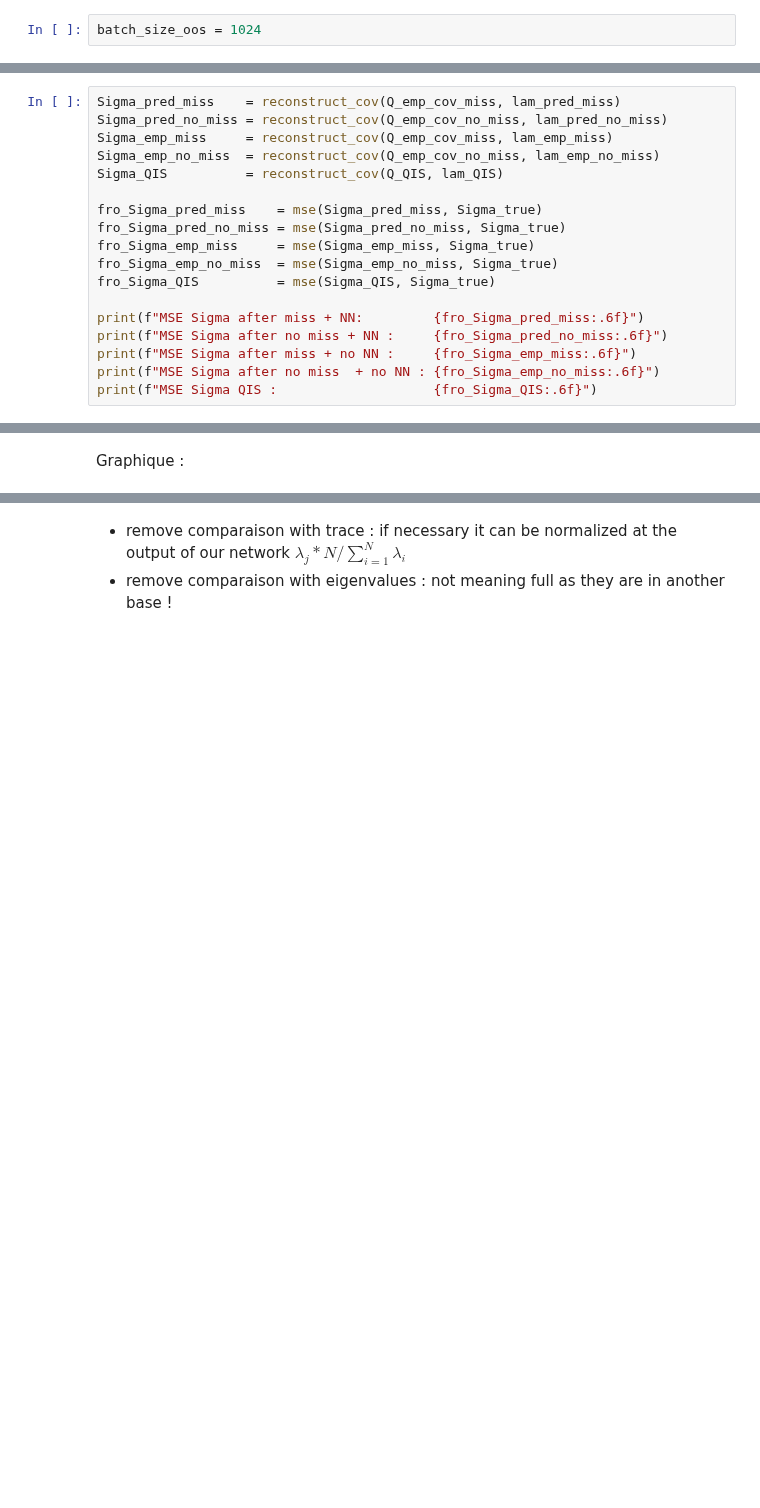
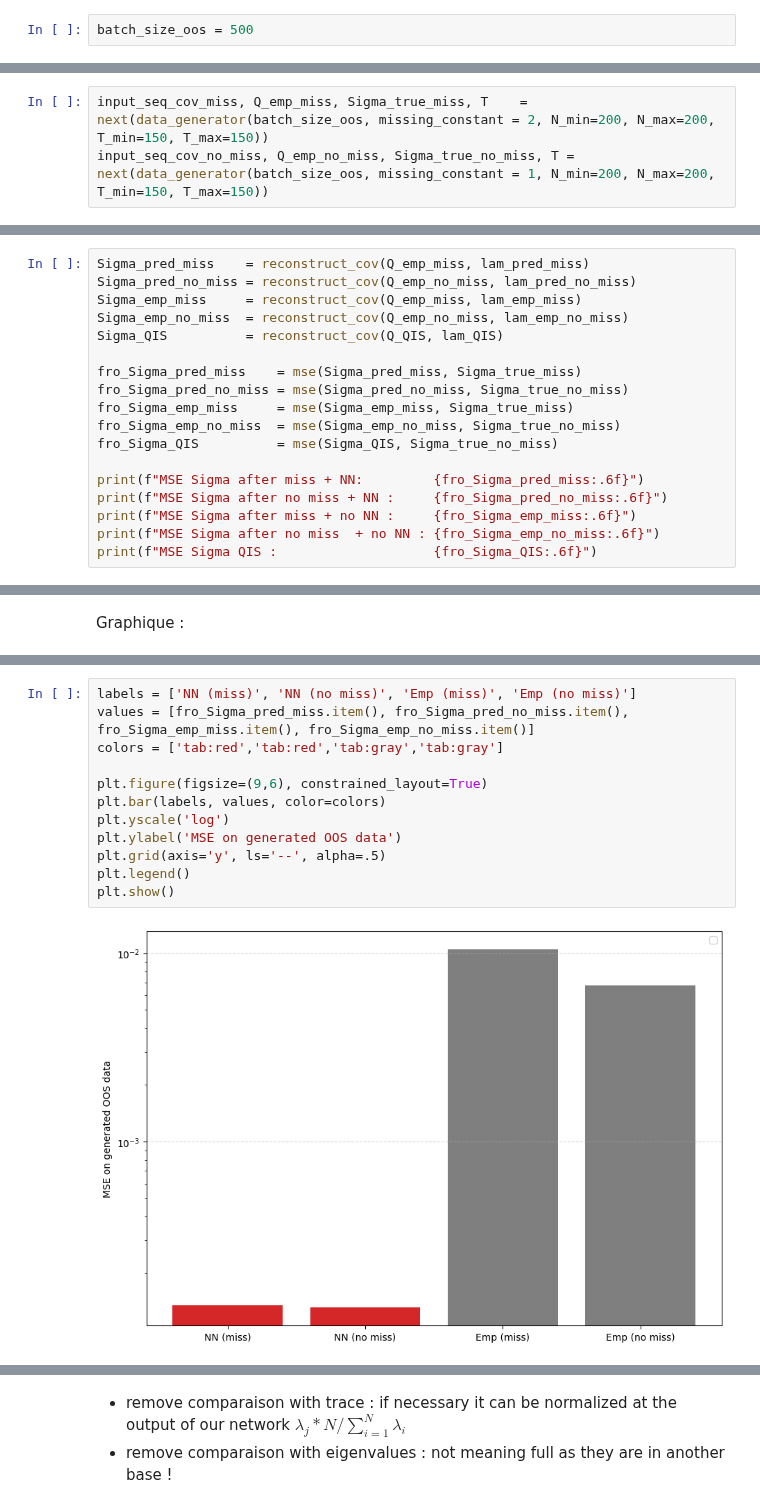
Before and after one commit to Armanddevacc/covariance-cleaning-nn, a Jupyter notebook: NN_generated_data.ipynb, the cells around one changed output, grey strips where cells are left out. Drawn from its saved outputs; the diff is of its cells as text; blank space fills up the shorter version.

```diff
--- a/NN_generated_data.ipynb
+++ b/NN_generated_data.ipynb
@@ -109,2 +146,2 @@ plt.show()
 # %%
-batch_size_oos = 1024
+batch_size_oos = 500
@@ -114,0 +148,3 @@ input_seq_cov_miss, Q_emp_cov_miss, Sigma_true, T, Tmin, Tmax, input_seq_cov_no_
+# %%
+input_seq_cov_miss, Q_emp_miss, Sigma_true_miss, T    = next(data_generator(batch_size_oos, missing_constant = 2, N_min=200, N_max=200, T_min=150, T_max=150))
+input_seq_cov_no_miss, Q_emp_no_miss, Sigma_true_no_miss, T = next(data_generator(batch_size_oos, missing_constant = 1, N_min=200, N_max=200, T_min=150, T_max=150))
@@ -182,17 +158,17 @@ MSE  tr after no miss  + no NN : 0.000076
 # %% [markdown]
 Comparaison matrix $\Sigma$
 # %%
-Sigma_pred_miss    = reconstruct_cov(Q_emp_cov_miss, lam_pred_miss)
-Sigma_pred_no_miss = reconstruct_cov(Q_emp_cov_no_miss, lam_pred_no_miss)
-Sigma_emp_miss     = reconstruct_cov(Q_emp_cov_miss, lam_emp_miss)
-Sigma_emp_no_miss  = reconstruct_cov(Q_emp_cov_no_miss, lam_emp_no_miss)
+Sigma_pred_miss    = reconstruct_cov(Q_emp_miss, lam_pred_miss)
+Sigma_pred_no_miss = reconstruct_cov(Q_emp_no_miss, lam_pred_no_miss)
+Sigma_emp_miss     = reconstruct_cov(Q_emp_miss, lam_emp_miss)
+Sigma_emp_no_miss  = reconstruct_cov(Q_emp_no_miss, lam_emp_no_miss)
 Sigma_QIS          = reconstruct_cov(Q_QIS, lam_QIS)
 
-fro_Sigma_pred_miss    = mse(Sigma_pred_miss, Sigma_true)
-fro_Sigma_pred_no_miss = mse(Sigma_pred_no_miss, Sigma_true)
-fro_Sigma_emp_miss     = mse(Sigma_emp_miss, Sigma_true)
-fro_Sigma_emp_no_miss  = mse(Sigma_emp_no_miss, Sigma_true)
-fro_Sigma_QIS          = mse(Sigma_QIS, Sigma_true)
+fro_Sigma_pred_miss    = mse(Sigma_pred_miss, Sigma_true_miss)
+fro_Sigma_pred_no_miss = mse(Sigma_pred_no_miss, Sigma_true_no_miss)
+fro_Sigma_emp_miss     = mse(Sigma_emp_miss, Sigma_true_miss)
+fro_Sigma_emp_no_miss  = mse(Sigma_emp_no_miss, Sigma_true_no_miss)
+fro_Sigma_QIS          = mse(Sigma_QIS, Sigma_true_no_miss)
 
 print(f"MSE Sigma after miss + NN:         {fro_Sigma_pred_miss:.6f}")
 print(f"MSE Sigma after no miss + NN :     {fro_Sigma_pred_no_miss:.6f}")
@@ -252 +186,15 @@ plt.show()
+# %%
+labels = ['NN (miss)', 'NN (no miss)', 'Emp (miss)', 'Emp (no miss)']
+values = [fro_Sigma_pred_miss.item(), fro_Sigma_pred_no_miss.item(), fro_Sigma_emp_miss.item(), fro_Sigma_emp_no_miss.item()]
+colors = ['tab:red','tab:red','tab:gray','tab:gray']
+
+plt.figure(figsize=(9,6), constrained_layout=True)
+plt.bar(labels, values, color=colors)
+plt.yscale('log')
+plt.ylabel('MSE on generated OOS data')
+plt.grid(axis='y', ls='--', alpha=.5)
+plt.legend()
+plt.show()
+# %% [output]
+[figure, added]
 # %% [markdown]
```
Also changed, not shown: parts of 43 cells of this notebook, 8 other files.
